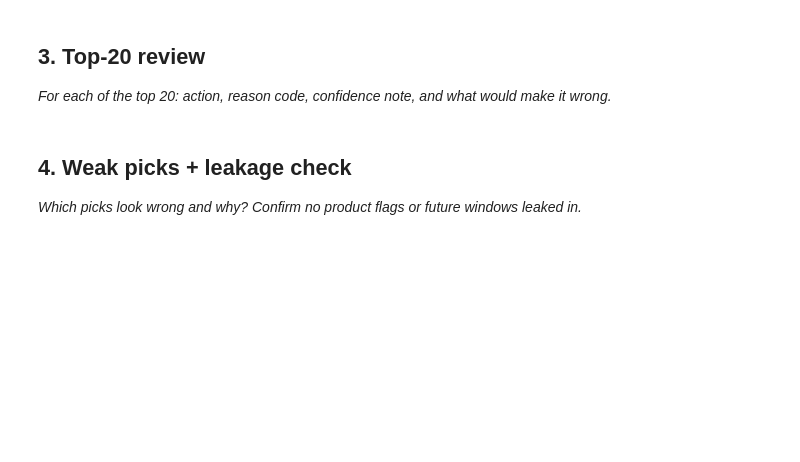
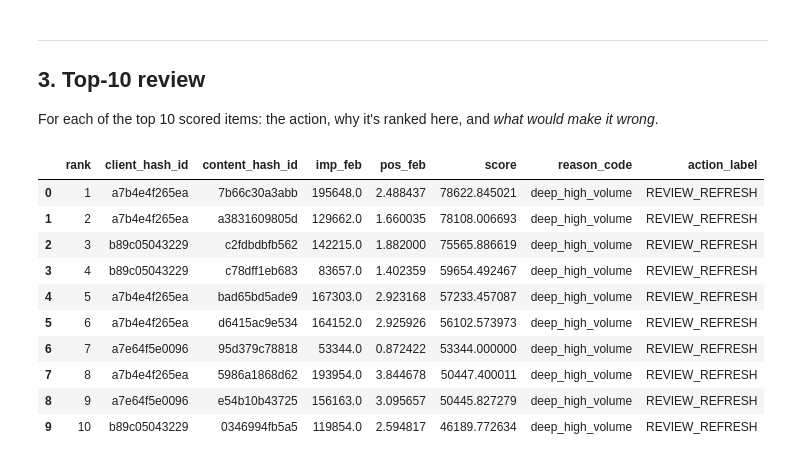
Before and after one commit to ARTI-INTEL/fr-ml-intern-starter, a Jupyter notebook: work/notebooks/w04_baseline_score.ipynb, the cells around one changed output. Saved outputs shown, nothing was run; the diff lists cells and outputs as text; code cells hidden in the pictures; blank space fills up the shorter version.

Commit message:
Baseline Action Score and Top-10 Review W04 - ML-06 & ML-07

```diff
--- a/work/notebooks/w04_baseline_score.ipynb
+++ b/work/notebooks/w04_baseline_score.ipynb
@@ -15,0 +281,30 @@ This skeleton is yours to fill. Work the sections **in order** — each one has
+# %%
+# Encode the rule
+feat = feature_frame.copy()
+
+# Score: imp_feb / max(pos_feb, 1) — position floor of 1 prevents inflation from near-zero position values (avg_position=0 means no data)
+# A page at position ~0.02 (unreliable data or impossibly good) should not score higher than one at position 1.
+feat["score"] = np.where(feat["pos_feb"] > 0, feat["imp_feb"] / np.maximum(feat["pos_feb"], 1), 0)
+
+# Reason code and action label (same for all scored items)
+feat["reason_code"] = "deep_high_volume"
+feat["action_label"] = "REVIEW_REFRESH"
+
+# Rank descending by score
+feat = feat.sort_values("score", ascending=False).reset_index(drop=True)
+feat["rank"] = range(1, len(feat) + 1)
+
+# Build output queue
+queue = feat[[
+    "rank", "client_hash_id", "content_hash_id",
+    "imp_feb", "pos_feb", "clk_feb", "days_with_imp_feb", "content_age_days",
+    "is_declining", "score", "reason_code", "action_label"
+]].copy()
+
+n_scored = len(queue)
+score_min = queue["score"].min()
+score_max = queue["score"].max()
+score_med = queue["score"].median()
+print(f"Scored items: {n_scored:,}")
+print(f"Score range:  {score_min:.2f} to {score_max:.2f}")
+print(f"Median score: {score_med:.2f}")
@@ -23,4 +338,5 @@ This skeleton is yours to fill. Work the sections **in order** — each one has
 # %% [markdown]
-## 3. Top-20 review
+---
+## 3. Top-10 review
 
-*For each of the top 20: action, reason code, confidence note, and what would make it wrong.*
+For each of the top 10 scored items: the action, why it's ranked here, and *what would make it wrong*.
@@ -30,4 +342,0 @@ This skeleton is yours to fill. Work the sections **in order** — each one has
-# %% [markdown]
-## 4. Weak picks + leakage check
-
-*Which picks look wrong and why? Confirm no product flags or future windows leaked in.*
@@ -36,0 +343,22 @@ This skeleton is yours to fill. Work the sections **in order** — each one has
+# %%
+# Show top 10 with truncated hashes
+top10 = queue.head(10).copy()
+top10_display = top10[[
+    "rank", "client_hash_id", "content_hash_id",
+    "imp_feb", "pos_feb", "score", "reason_code", "action_label"
+]].copy()
+top10_display["client_hash_id"] = top10_display["client_hash_id"].str[-12:]
+top10_display["content_hash_id"] = top10_display["content_hash_id"].str[-12:]
+top10_display
+# %% [output]
+|  | rank | client_hash_id | content_hash_id | imp_feb | pos_feb | score | reason_code | action_label |
+| 0 | 1 | a7b4e4f265ea | 7b66c30a3abb | 195648.0 | 2.488437 | 78622.845021 | deep_high_volume | REVIEW_REFRESH |
+| 1 | 2 | a7b4e4f265ea | a3831609805d | 129662.0 | 1.660035 | 78108.006693 | deep_high_volume | REVIEW_REFRESH |
+| 2 | 3 | b89c05043229 | c2fdbdbfb562 | 142215.0 | 1.882000 | 75565.886619 | deep_high_volume | REVIEW_REFRESH |
+| 3 | 4 | b89c05043229 | c78dff1eb683 | 83657.0 | 1.402359 | 59654.492467 | deep_high_volume | REVIEW_REFRESH |
+| 4 | 5 | a7b4e4f265ea | bad65bd5ade9 | 167303.0 | 2.923168 | 57233.457087 | deep_high_volume | REVIEW_REFRESH |
+| 5 | 6 | a7b4e4f265ea | d6415ac9e534 | 164152.0 | 2.925926 | 56102.573973 | deep_high_volume | REVIEW_REFRESH |
+| 6 | 7 | a7e64f5e0096 | 95d379c78818 | 53344.0 | 0.872422 | 53344.000000 | deep_high_volume | REVIEW_REFRESH |
+| 7 | 8 | a7b4e4f265ea | 5986a1868d62 | 193954.0 | 3.844678 | 50447.400011 | deep_high_volume | REVIEW_REFRESH |
+| 8 | 9 | a7e64f5e0096 | e54b10b43725 | 156163.0 | 3.095657 | 50445.827279 | deep_high_volume | REVIEW_REFRESH |
+| 9 | 10 | b89c05043229 | 0346994fb5a5 | 119854.0 | 2.594817 | 46189.772634 | deep_high_volume | REVIEW_REFRESH |
```
Also changed, not shown: parts of 22 cells of this notebook, 1 other file.
